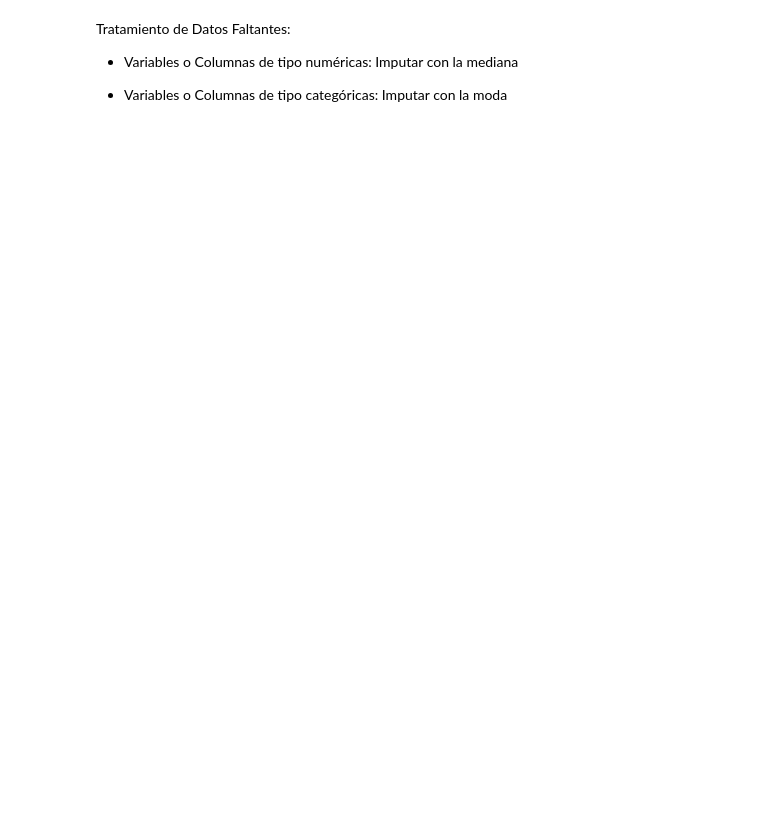
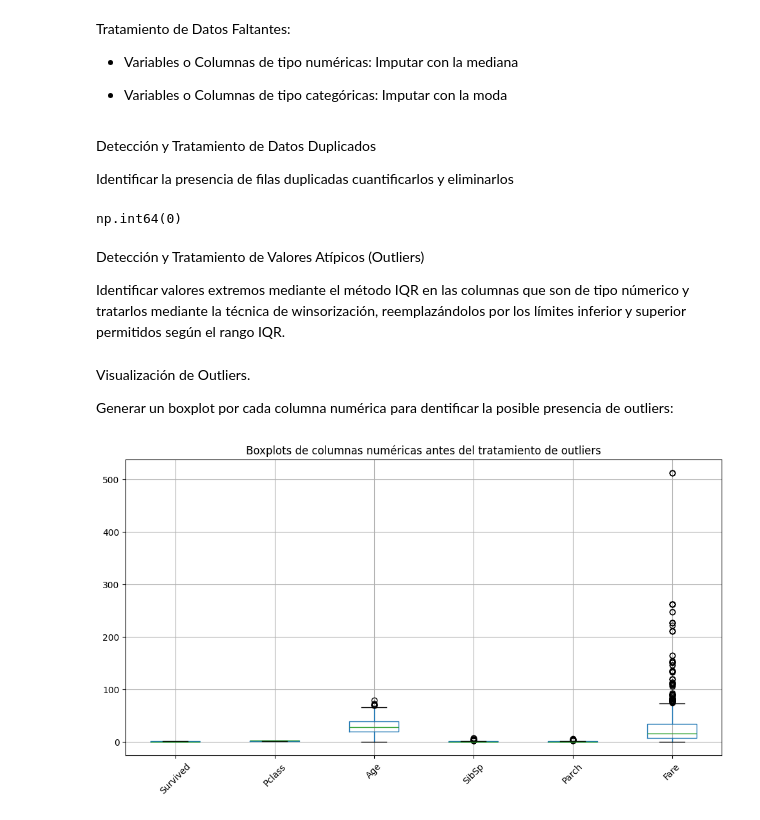
Before and after one commit to polaya813/polaya813, a Jupyter notebook: Ejercicio_clase_Lección_15.ipynb, the cells around one changed output. Cells and saved outputs as stored; diff of their text form; code cells hidden in the pictures; blank space fills up the shorter version.

```diff
--- a/Ejercicio_clase_Lección_15.ipynb
+++ b/Ejercicio_clase_Lección_15.ipynb
@@ -49,3 +70,45 @@ Tratamiento de Datos Faltantes:
 - Variables o Columnas de tipo numéricas: Imputar con la mediana
 
 - Variables o Columnas de tipo categóricas: Imputar con la moda
+# %% [markdown]
+Detección y Tratamiento de Datos Duplicados
+
+Identificar la presencia de filas duplicadas cuantificarlos y eliminarlos
+# %%
+# 1. Ver cuántos duplicados hay
+df_titanic_limpio.duplicated().sum()
+
+# 2. Ver los registros duplicados (opcional, para inspección)
+# df_titanic_limpio[df_titanic_limpio.duplicated()]
+
+# 3. Eliminar duplicados manteniendo la primera aparición
+df_titanic_limpio = df_titanic_limpio.drop_duplicates()
+
+# 4. Confirmar que ya no existen duplicados
+df_titanic_limpio.duplicated().sum()
+# %% [output]
+np.int64(0)
+# %% [markdown]
+Detección y Tratamiento de Valores Atípicos (Outliers)
+
+
+Identificar valores extremos mediante el método IQR en las columnas que son de tipo númerico y tratarlos mediante la técnica de winsorización, reemplazándolos por los límites inferior y superior permitidos según el rango IQR.
+# %% [markdown]
+Visualización de Outliers.
+
+Generar un boxplot por cada columna numérica para dentificar la posible presencia de outliers:
+# %%
+import matplotlib.pyplot as plt
+import seaborn as sns
+
+# Seleccionar columnas numéricas
+numeric_cols = df_titanic_limpio.select_dtypes(include=['int64', 'float64']).columns
+
+# Generar un boxplot por columna numérica
+plt.figure(figsize=(12, 6))
+df_titanic_limpio[numeric_cols].boxplot()
+plt.title("Boxplots de columnas numéricas antes del tratamiento de outliers")
+plt.xticks(rotation=45)
+plt.show()
+# %% [output]
+[figure, added]
```
Also changed, not shown: parts of 3 cells of this notebook.
